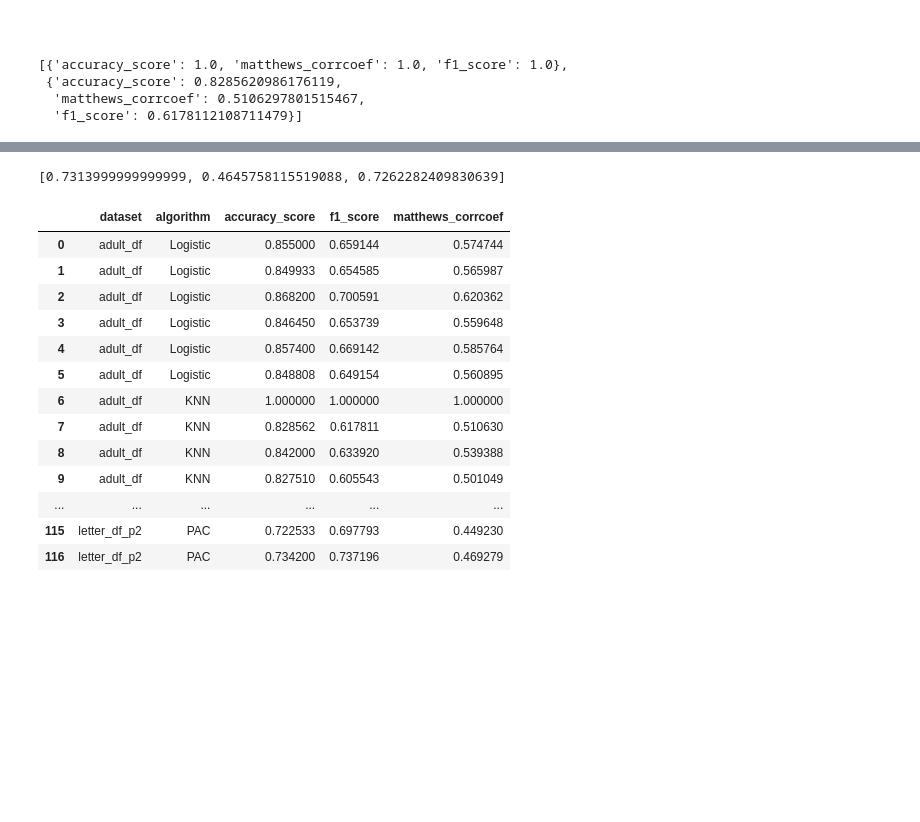
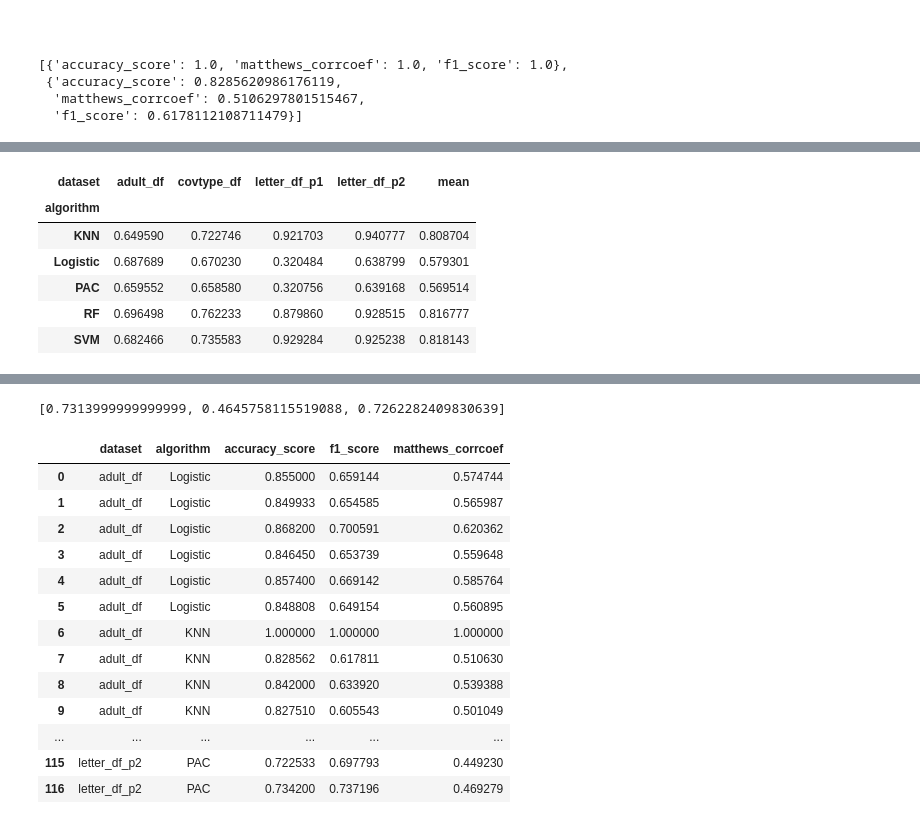
Before and after one commit to justintheyang/novelsearch_icml, a Jupyter notebook: ICML.ipynb, the cells around one changed output, grey strips where cells are left out. Drawn from its saved outputs; the diff is of its cells as text; code cells hidden in the pictures; blank space fills up the shorter version.

```diff
--- a/ICML.ipynb
+++ b/ICML.ipynb
@@ -628,0 +651,12 @@ testscores
+# %%
+pivotedone = pd.pivot_table(dfesase, index='algorithm', columns=['dataset'],values='mean')
+pivotedone['mean'] = pivotedone.mean(axis=1)
+pivotedone
+# %% [output]
+| dataset | adult_df | covtype_df | letter_df_p1 | letter_df_p2 | mean |
+| algorithm |  |  |  |  |  |
+| KNN | 0.649590 | 0.722746 | 0.921703 | 0.940777 | 0.808704 |
+| Logistic | 0.687689 | 0.670230 | 0.320484 | 0.638799 | 0.579301 |
+| PAC | 0.659552 | 0.658580 | 0.320756 | 0.639168 | 0.569514 |
+| RF | 0.696498 | 0.762233 | 0.879860 | 0.928515 | 0.816777 |
+| SVM | 0.682466 | 0.735583 | 0.929284 | 0.925238 | 0.818143 |
```
Also changed, not shown: parts of 6 cells of this notebook.
